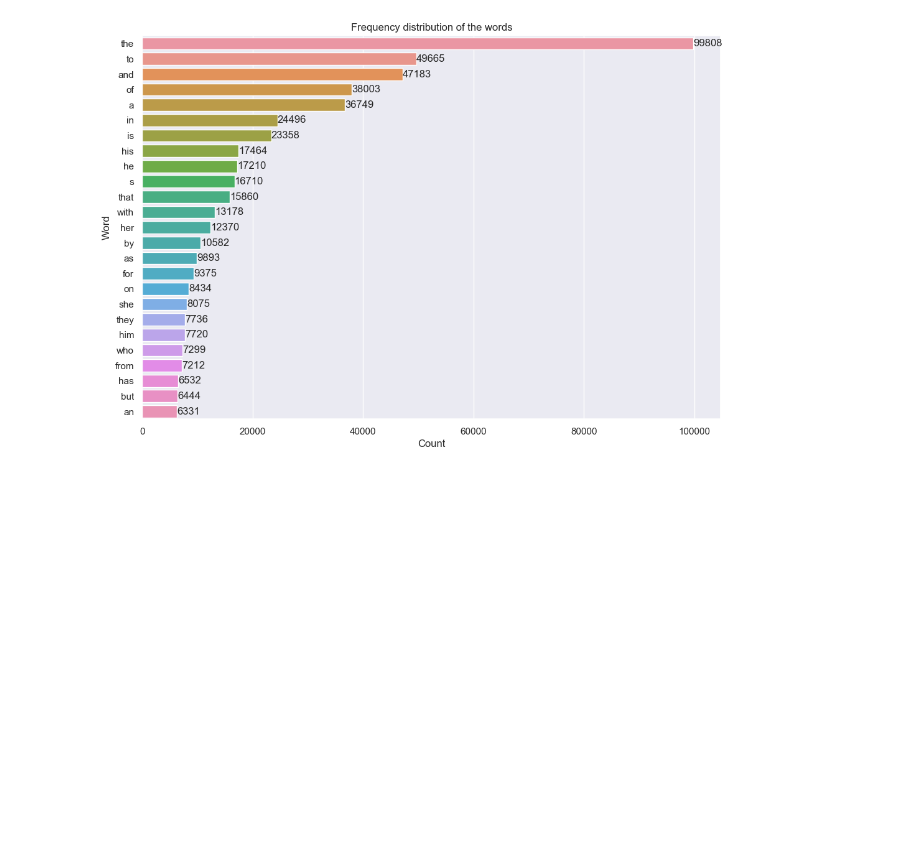
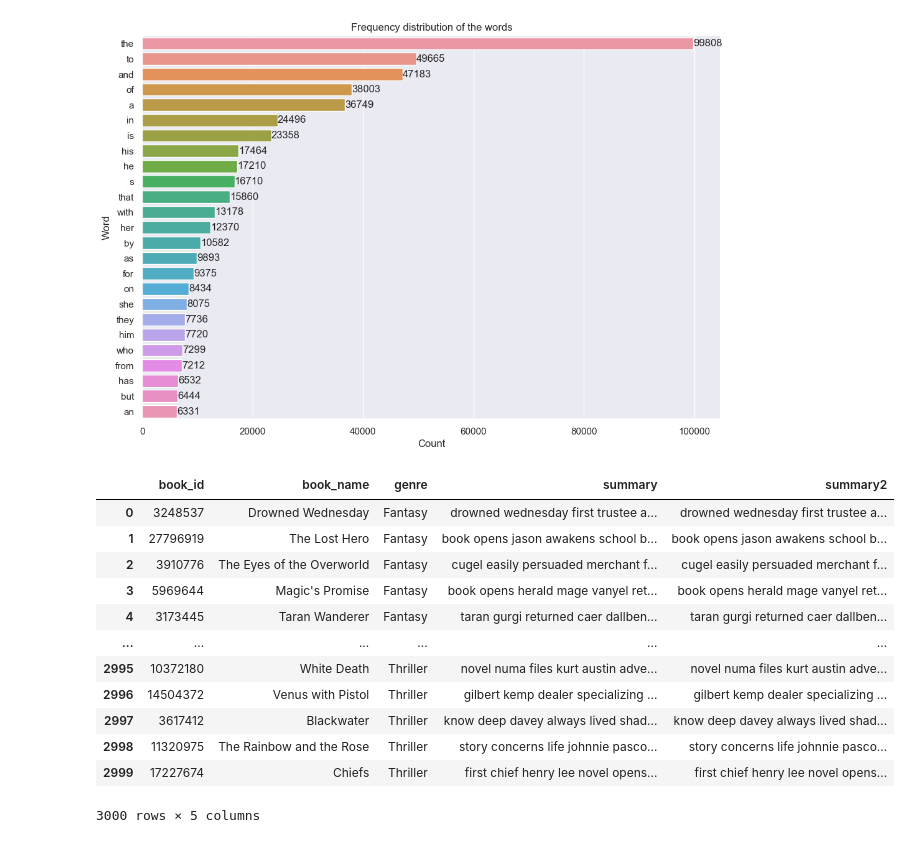
Before and after one commit to Zeeshan-99/Book_genre_classification, a Jupyter notebook: analysis.ipynb, the cells around one changed output. Drawn from its saved outputs; the diff is of its cells as text; code cells hidden in the pictures; blank space fills up the shorter version.

```diff
--- a/analysis.ipynb
+++ b/analysis.ipynb
@@ -164,3 +164,31 @@ def text_Count_plot(data,text, n):
 text_Count_plot(df,'summary', 25)
 # %% [output]
 [figure]
+# %%
+# nltk.download('stopwords')
+from nltk.corpus import stopwords
+stop_words= set(stopwords.words('english'))
+# Removing the stopwords
+
+def remove_stopwords(text):
+    words= text.lower()
+    words = words.split()
+    cleaned_text= [char for char in words if char not in stop_words]
+    return ' '.join(cleaned_text)
+
+df['summary']= df['summary'].apply(lambda x: remove_stopwords(x))
+df
+# %% [output]
+|  | book_id | book_name | genre | summary | summary2 |
+| 0 | 3248537 | Drowned Wednesday | Fantasy | drowned wednesday first trustee a... | drowned wednesday first trustee a... |
+| 1 | 27796919 | The Lost Hero | Fantasy | book opens jason awakens school b... | book opens jason awakens school b... |
+| 2 | 3910776 | The Eyes of the Overworld | Fantasy | cugel easily persuaded merchant f... | cugel easily persuaded merchant f... |
+| 3 | 5969644 | Magic's Promise | Fantasy | book opens herald mage vanyel ret... | book opens herald mage vanyel ret... |
+| 4 | 3173445 | Taran Wanderer | Fantasy | taran gurgi returned caer dallben... | taran gurgi returned caer dallben... |
+| ... | ... | ... | ... | ... | ... |
+| 2995 | 10372180 | White Death | Thriller | novel numa files kurt austin adve... | novel numa files kurt austin adve... |
+| 2996 | 14504372 | Venus with Pistol | Thriller | gilbert kemp dealer specializing ... | gilbert kemp dealer specializing ... |
+| 2997 | 3617412 | Blackwater | Thriller | know deep davey always lived shad... | know deep davey always lived shad... |
+| 2998 | 11320975 | The Rainbow and the Rose | Thriller | story concerns life johnnie pasco... | story concerns life johnnie pasco... |
+| 2999 | 17227674 | Chiefs | Thriller | first chief henry lee novel opens... | first chief henry lee novel opens... |
+3000 rows × 5 columns
```
Also changed, not shown: parts of 9 cells of this notebook.
